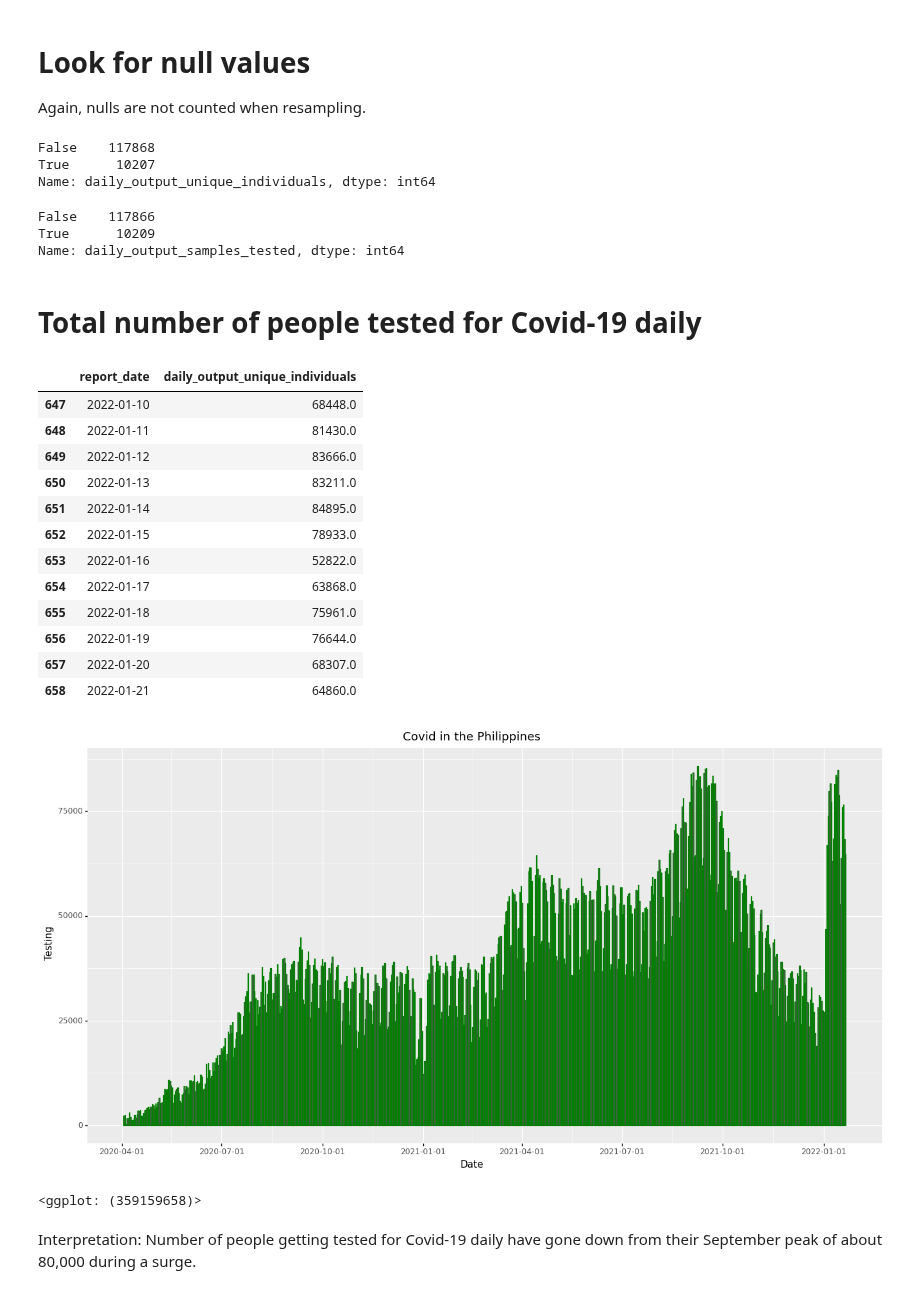
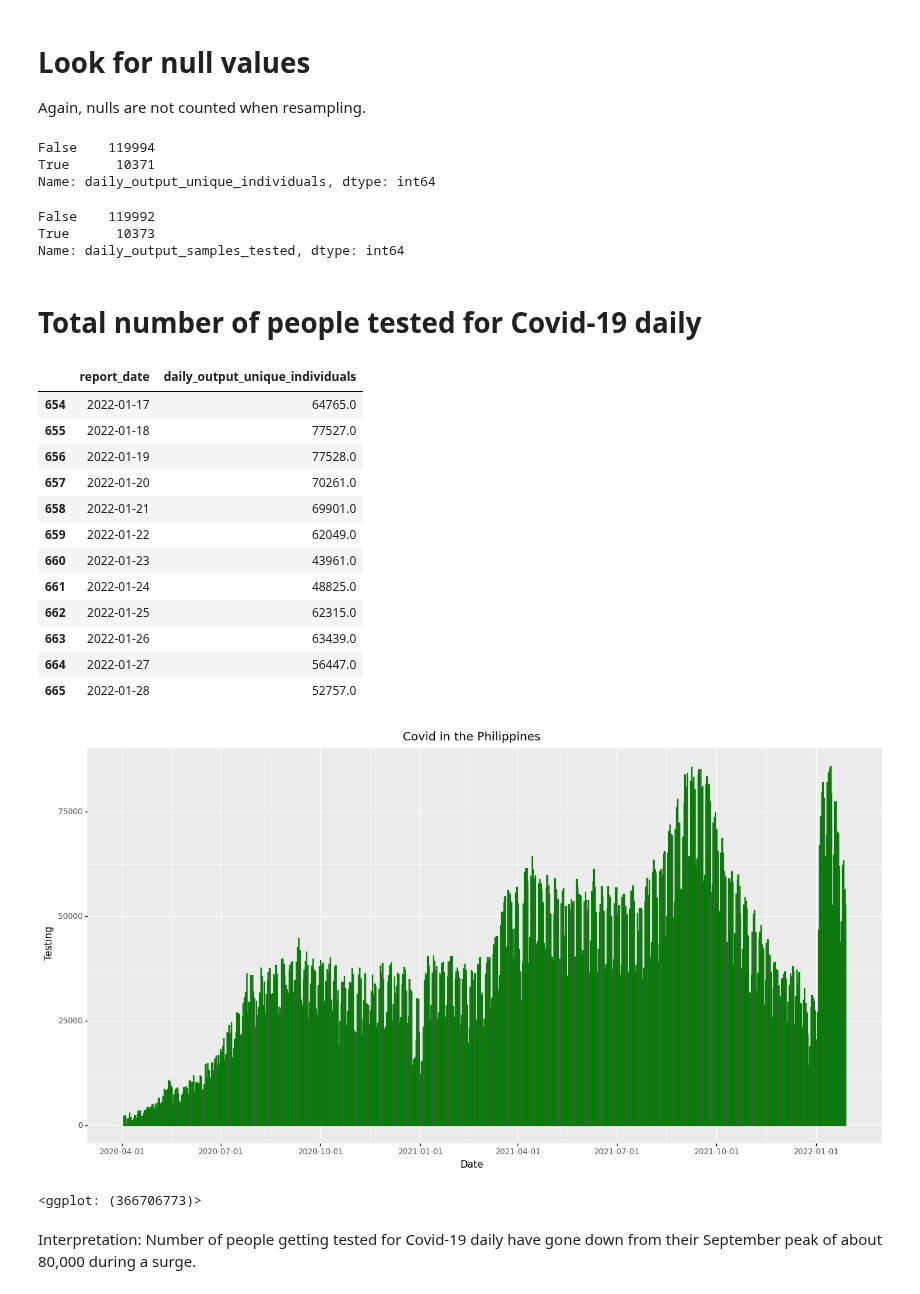
Before and after one commit to pmagtulis/covid-ph, a Jupyter notebook: covid-philippines.ipynb, the cells around one changed output. Cells and saved outputs as stored; diff of their text form; code cells hidden in the pictures.

```diff
--- a/covid-philippines.ipynb
+++ b/covid-philippines.ipynb
@@ -560,7 +562,7 @@ You can check whether they have a significant impact on the broader picture by r
 Try this:
 df[df.daily_output_unique_individuals.isna()]
 # %%
-df_test = pd.read_csv("DOH COVID Data Drop_ 20220122 - 07 Testing Aggregates.csv")
+df_test = pd.read_csv("DOH COVID Data Drop_ 20220129 - 07 Testing Aggregates.csv")
 df_test
 # %% [output]
 |  | facility_name | report_date | avg_turnaround_time | daily_output_samples_tested | daily_output_unique_individuals | ... |
@@ -588,15 +590,15 @@ Again, nulls are not counted when resampling.
 df_test.daily_output_unique_individuals.isna().value_counts()
 #By individuals tested, nealry 9,900 had no values.
 # %% [output]
-False    117868
-True      10207
+False    119994
+True      10371
 Name: daily_output_unique_individuals, dtype: int64
 # %%
 df_test.daily_output_samples_tested.isna().value_counts()
 #Same with samples.
 # %% [output]
-False    117866
-True      10209
+False    119992
+True      10373
 Name: daily_output_samples_tested, dtype: int64
 # %% [markdown]
 # Total number of people tested for Covid-19 daily
@@ -607,29 +609,29 @@ daily_test.tail(12)
 #shows last 12 days.
 # %% [output]
 |  | report_date | daily_output_unique_individuals |
-| 647 | 2022-01-10 | 68448.0 |
-| 648 | 2022-01-11 | 81430.0 |
-| 649 | 2022-01-12 | 83666.0 |
-| 650 | 2022-01-13 | 83211.0 |
-| 651 | 2022-01-14 | 84895.0 |
-| 652 | 2022-01-15 | 78933.0 |
-| 653 | 2022-01-16 | 52822.0 |
-| 654 | 2022-01-17 | 63868.0 |
-| 655 | 2022-01-18 | 75961.0 |
-| 656 | 2022-01-19 | 76644.0 |
-| 657 | 2022-01-20 | 68307.0 |
-| 658 | 2022-01-21 | 64860.0 |
+| 654 | 2022-01-17 | 64765.0 |
+| 655 | 2022-01-18 | 77527.0 |
+| 656 | 2022-01-19 | 77528.0 |
+| 657 | 2022-01-20 | 70261.0 |
+| 658 | 2022-01-21 | 69901.0 |
+| 659 | 2022-01-22 | 62049.0 |
+| 660 | 2022-01-23 | 43961.0 |
+| 661 | 2022-01-24 | 48825.0 |
+| 662 | 2022-01-25 | 62315.0 |
+| 663 | 2022-01-26 | 63439.0 |
+| 664 | 2022-01-27 | 56447.0 |
+| 665 | 2022-01-28 | 52757.0 |
 # %%
 #Plotnine chart
 (
     ggplot(daily_test, aes('report_date', 'daily_output_unique_individuals')) +
-           geom_col(color="green") +
+           geom_col(color="green", stat="identity") +
            theme(figure_size=(16,8)) +
            labs(x= "Date", y="Testing", title="Covid in the Philippines")
 )
 # %% [output]
-[figure, old version]
+[figure, new version]
-<ggplot: (359159658)>
+<ggplot: (366706773)>
 # %% [markdown]
 Interpretation: Number of people getting tested for Covid-19 daily have gone down
 from their September peak of about 80,000 during a surge.
```
Also changed, not shown: parts of 40 cells of this notebook.
